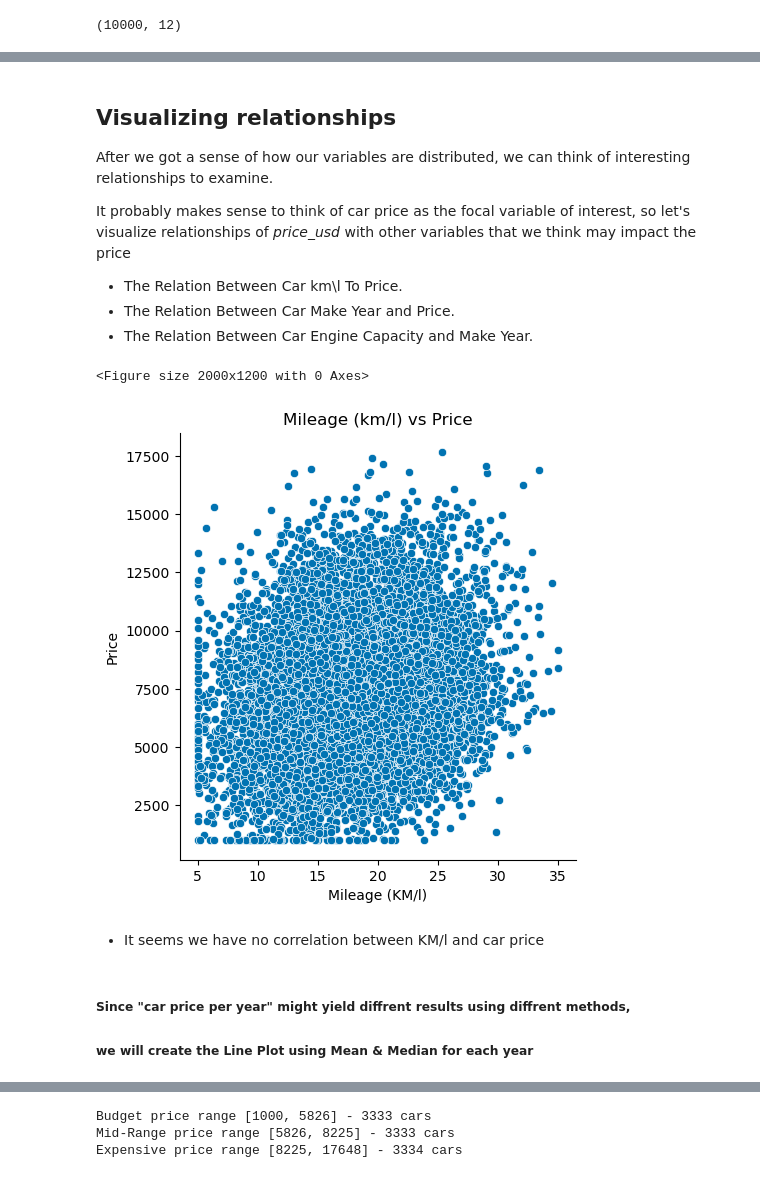
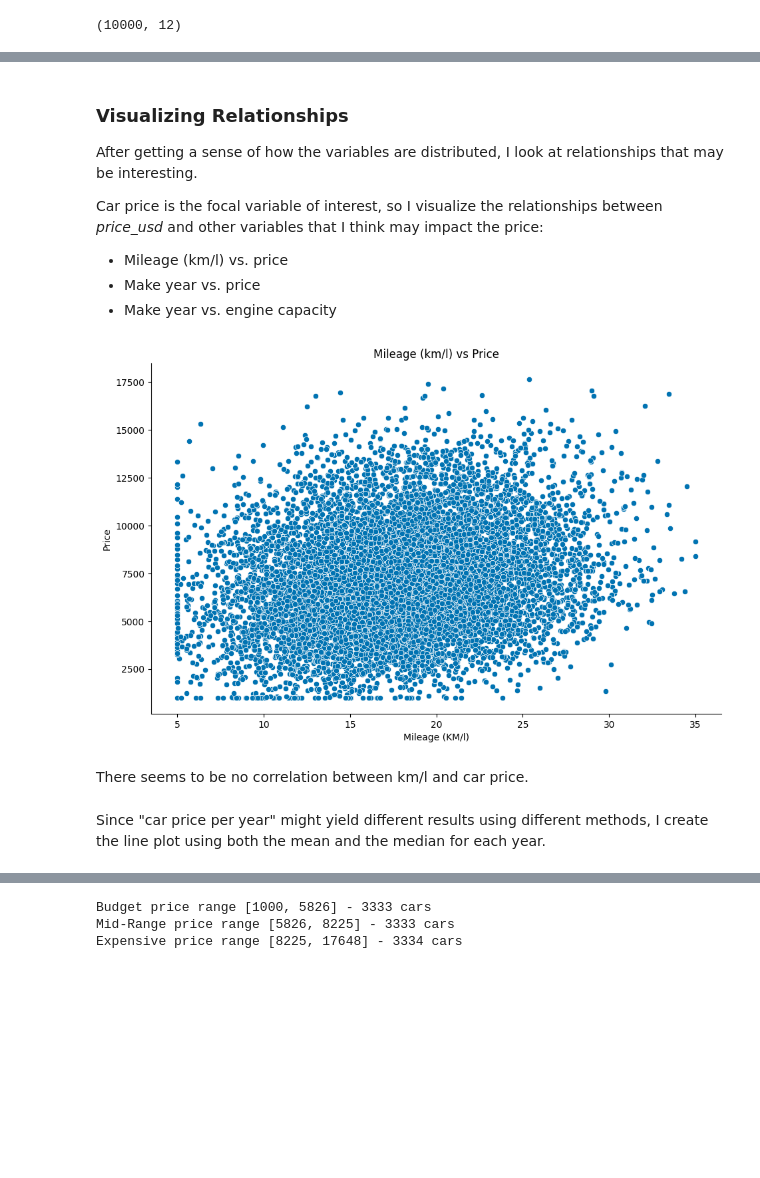
Before and after one commit to jzada-ds/used-car-price-analysis, a Jupyter notebook: Data_Analysis_Project.ipynb, the cells around one changed output, grey strips where cells are left out. Cells and saved outputs as stored; diff of their text form; code cells hidden in the pictures; blank space fills up the shorter version.

```diff
--- a/Data_Analysis_Project.ipynb
+++ b/Data_Analysis_Project.ipynb
@@ -146,28 +148,23 @@ plt.show()
 # %% [markdown]
-## Visualizing relationships
+### Visualizing Relationships
 
-After we got a sense of how our variables are distributed, we can think of interesting relationships to examine.
+After getting a sense of how the variables are distributed, I look at relationships that may be interesting.
 
-It probably makes sense to think of car price as the focal variable of interest, so let's visualize relationships of *price_usd* with other variables that we think may impact the price
+Car price is the focal variable of interest, so I visualize the relationships between *price_usd* and other variables that I think may impact the price:
 
-
-- The Relation Between Car km\l To Price.
-- The Relation Between Car Make Year and Price.
-- The Relation Between Car Engine Capacity and Make Year.
+- Mileage (km/l) vs. price
+- Make year vs. price
+- Make year vs. engine capacity
 # %%
-plt.figure(figsize=(20, 12))
-sns.relplot(x="mileage_kmpl", y="price_usd", data=df)
+sns.relplot(x="mileage_kmpl", y="price_usd", data=df, height=6, aspect=1.6)
 plt.title('Mileage (km/l) vs Price')
 plt.xlabel('Mileage (KM/l)')
 plt.ylabel('Price')
 plt.show()
 # %% [output]
-<Figure size 2000x1200 with 0 Axes>
-[figure, old version]
+[figure, new version]
 # %% [markdown]
-- It seems we have no correlation between KM/l and car price
+There seems to be no correlation between km/l and car price.
 # %% [markdown]
-##### Since "car price per year" might yield diffrent results using diffrent methods,
-
-##### we will create the Line Plot using Mean & Median for each year
+Since "car price per year" might yield different results using different methods, I create the line plot using both the mean and the median for each year.
 # %%
```
Also changed, not shown: parts of 72 cells of this notebook, 1 other file.
